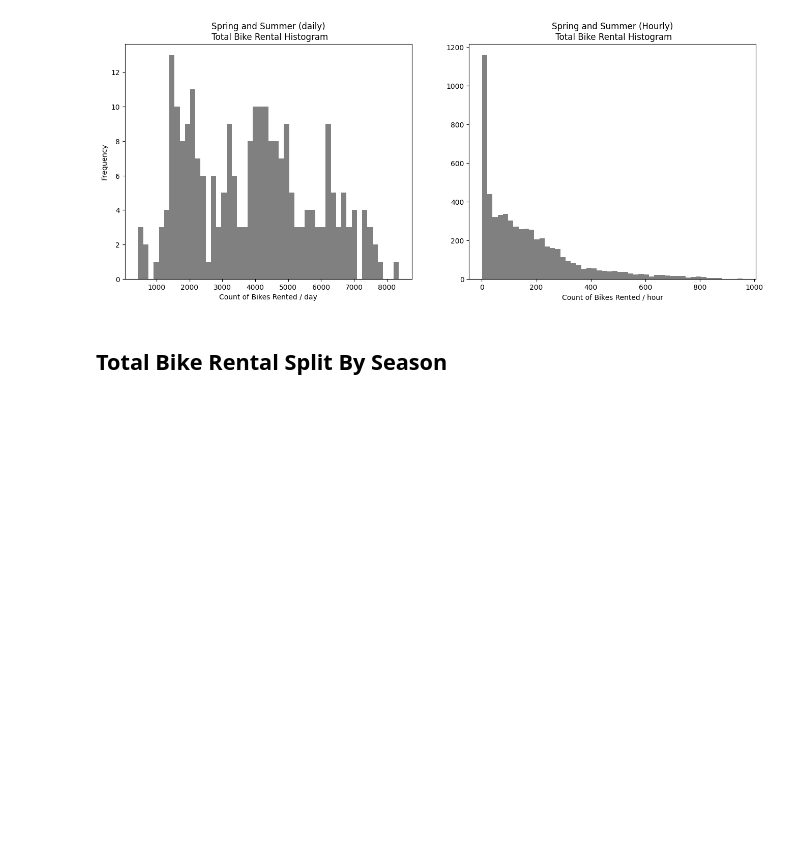
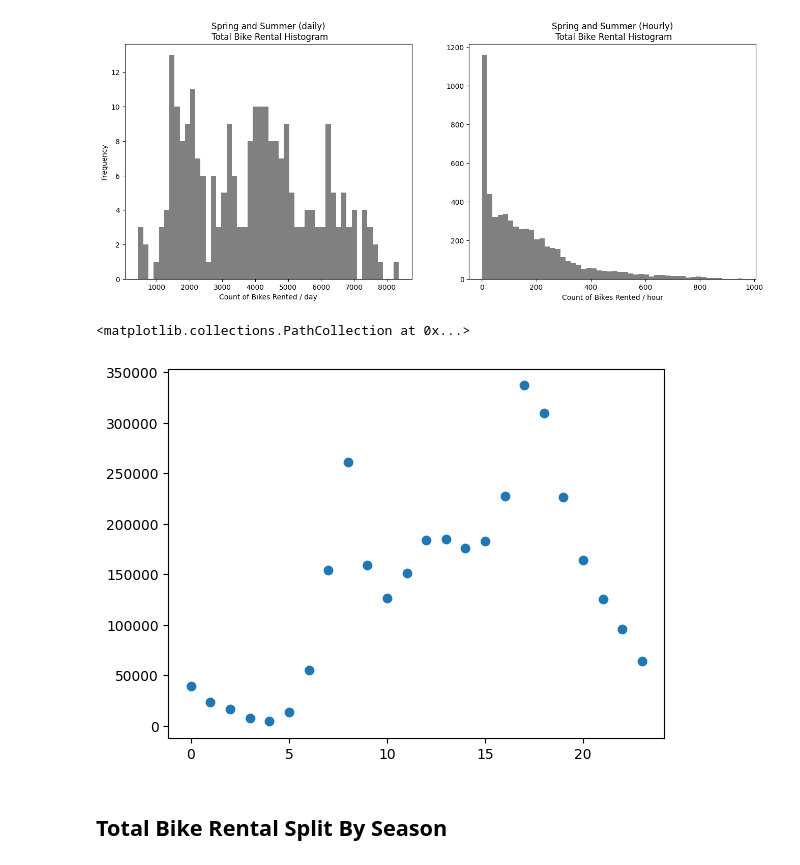
Before and after one commit to seancraven/stat_0028_group_09, a Jupyter notebook: Data_exploration.ipynb, the cells around one changed output. Saved outputs shown, nothing was run; the diff lists cells and outputs as text; code cells hidden in the pictures; blank space fills up the shorter version.

```diff
--- a/Data_exploration.ipynb
+++ b/Data_exploration.ipynb
@@ -34,6 +36,14 @@ ax[1].set_xlabel("Count of Bikes Rented / hour")
 ax[0].set_ylabel("Frequency");
 # %% [output]
 [figure]
+# %%
+hourly_counts = []
+for i in range(24):
+    hourly_counts.append(np.sum(hourly.data["cnt"][hourly.data["hr"] == i]))
+plt.scatter([i for i in range(24)], hourly_counts)
+# %% [output]
+<matplotlib.collections.PathCollection at 0x...>
+[figure, added]
 # %% [markdown]
 ## Total Bike Rental Split By Season
 # %%
```
Also changed, not shown: parts of 11 cells of this notebook, 2 other files.
